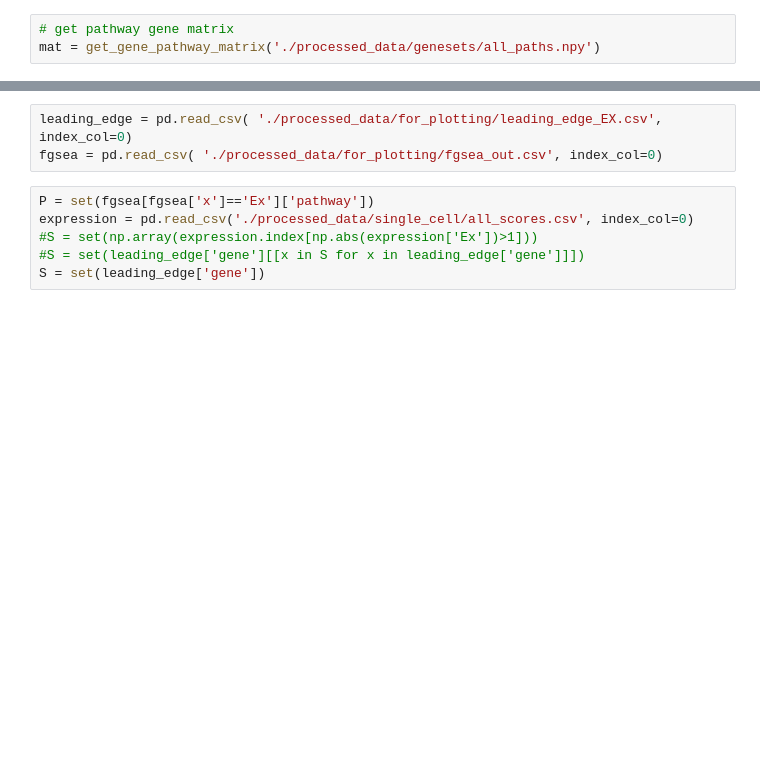
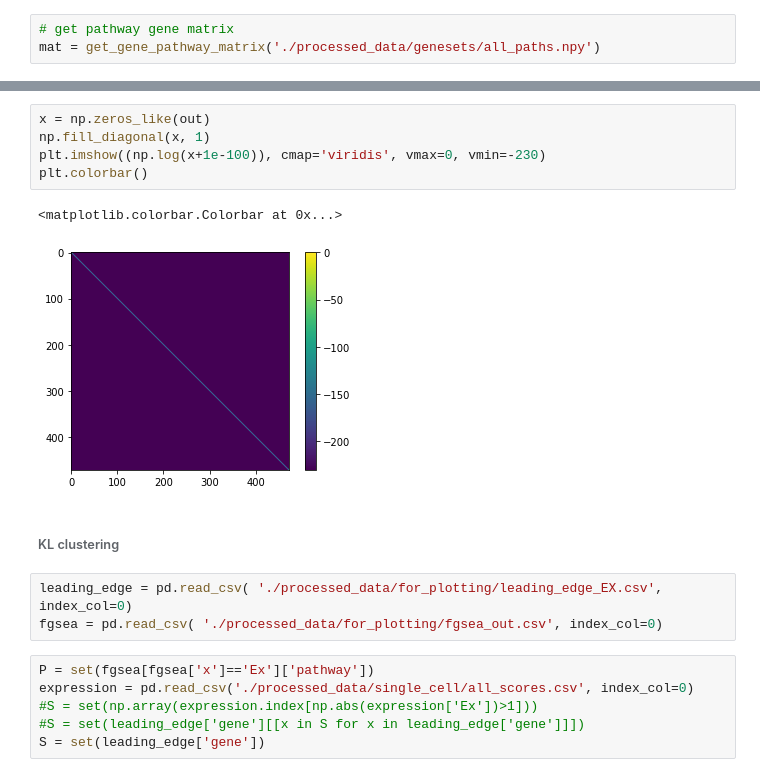
Before and after one commit to djunamay/ABCA7lof2, a Jupyter notebook: 10-KL_clusters.ipynb, the cells around one changed output, grey strips where cells are left out. Drawn from its saved outputs; the diff is of its cells as text; blank space fills up the shorter version.

```diff
--- a/10-KL_clusters.ipynb
+++ b/10-KL_clusters.ipynb
@@ -30,3 +72,13 @@ mat = get_gene_pathway_matrix('./processed_data/genesets/all_paths.npy')
+# %%
+x = np.zeros_like(out)
+np.fill_diagonal(x, 1)
+plt.imshow((np.log(x+1e-100)), cmap='viridis', vmax=0, vmin=-230)
+plt.colorbar()
+# %% [output]
+<matplotlib.colorbar.Colorbar at 0x...>
+[figure, added]
+# %% [markdown]
+###### KL clustering
 # %%
 leading_edge = pd.read_csv( './processed_data/for_plotting/leading_edge_EX.csv', index_col=0)
 fgsea = pd.read_csv( './processed_data/for_plotting/fgsea_out.csv', index_col=0)
```
Also changed, not shown: parts of 24 cells of this notebook, 1 other file.
